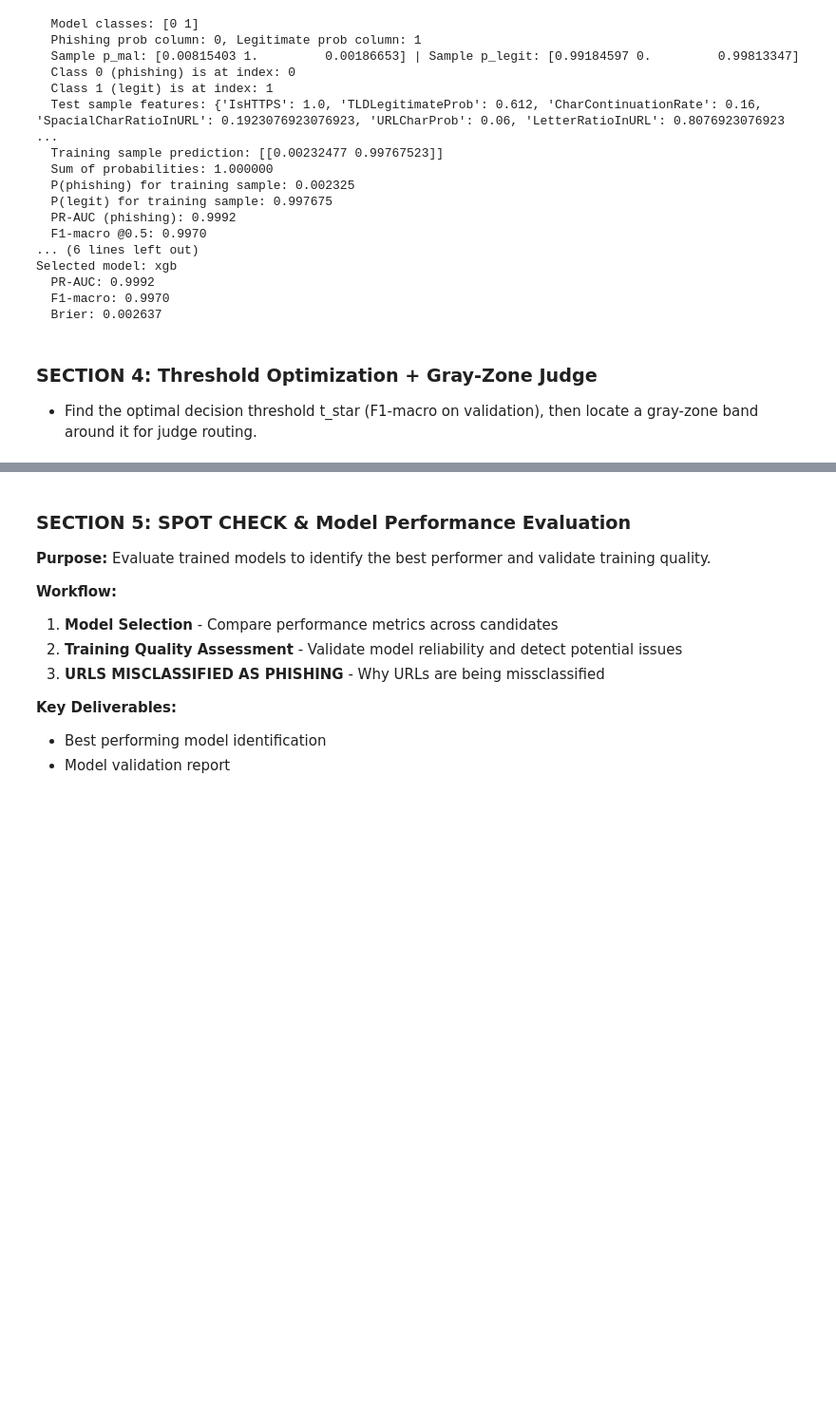
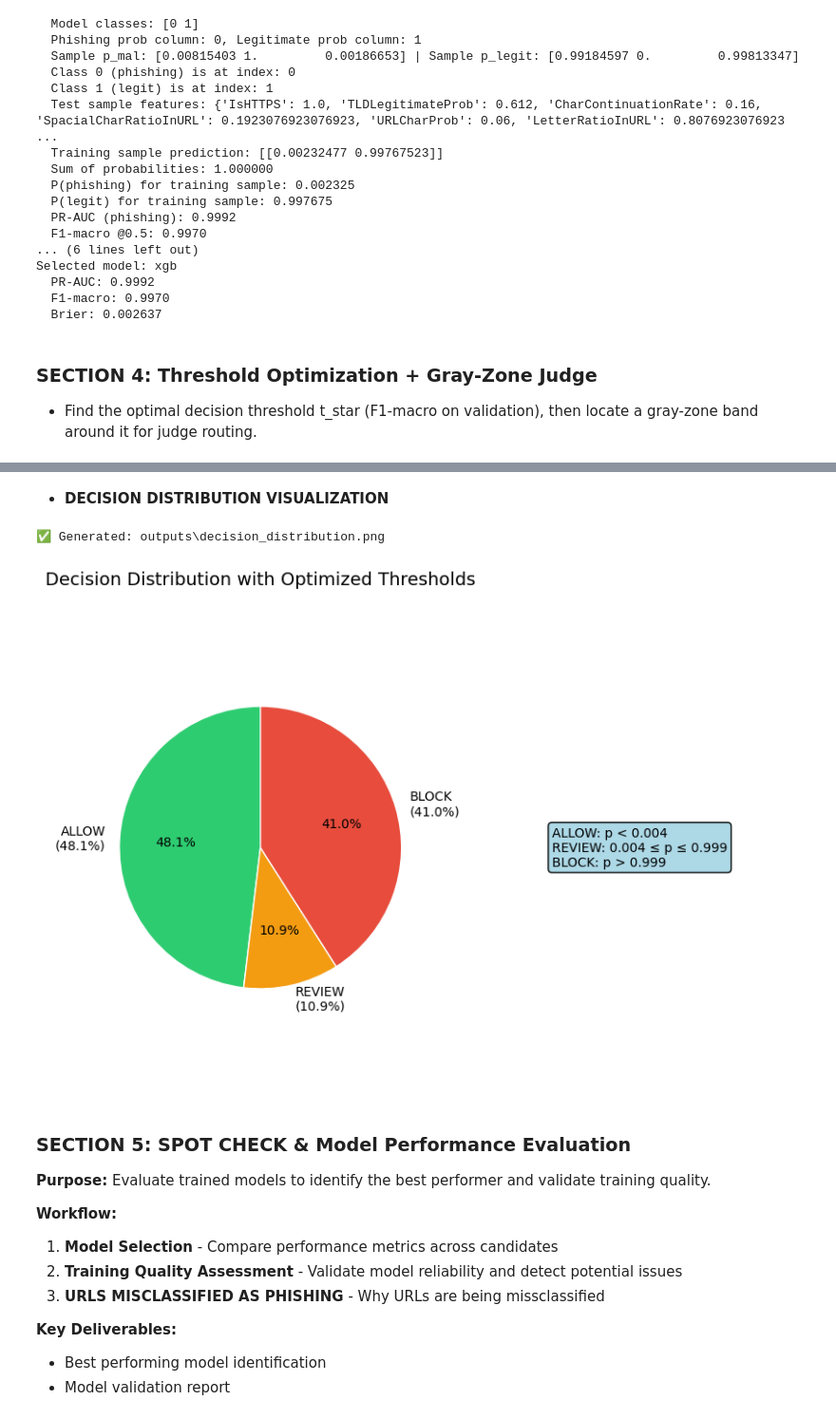
Before and after one commit to fitsblb/PhishGuardAI, a Jupyter notebook: notebooks/02_ablation_url_only.ipynb, the cells around one changed output, grey strips where cells are left out. Shown: that part at 95% size. Cells and saved outputs as stored; diff of their text form; code cells hidden in the pictures; blank space fills up the shorter version.

```diff
--- a/notebooks/02_ablation_url_only.ipynb
+++ b/notebooks/02_ablation_url_only.ipynb
@@ -613,3 +783,73 @@ Threshold optimization complete! ✓
+# %% [markdown]
+- **DECISION DISTRIBUTION VISUALIZATION**
+# %%
+# ========================================
+# DECISION DISTRIBUTION VISUALIZATION
+# ========================================
+
+
+def plot_decision_distribution():
+    """
+    Create a pie chart showing the distribution of decisions (ALLOW/REVIEW/BLOCK)
+    based on the optimized thresholds.
+    """
+
+    # Decision counts from the proportions dictionary
+    decision_counts = {
+        "ALLOW": proportions.get("ALLOW", 0),
+        "REVIEW": proportions.get("REVIEW", 0),
+        "BLOCK": proportions.get("BLOCK", 0),
+    }
+
+    # Create labels with percentages
+    total = sum(decision_counts.values())
+    labels = [f"{k}\n({v:.1%})" for k, v in decision_counts.items()]
+
+    # Colors for each decision type
+    colors = ["#2ecc71", "#f39c12", "#e74c3c"]  # green, orange, red
+
+    # Create pie chart
+    plt.figure(figsize=(8, 6))
+    plt.pie(
+        decision_counts.values(),
+        labels=labels,
+        colors=colors,
+        autopct="%1.1f%%",
+        startangle=90,
+        wedgeprops={"edgecolor": "white"},
+    )
+
+    plt.title("Decision Distribution with Optimized Thresholds", fontsize=14, pad=20)
+    plt.axis("equal")  # Equal aspect ratio ensures that pie is drawn as a circle
+
+    # Add threshold information as text
+    threshold_text = f"ALLOW: p < {low:.3f}\nREVIEW: {low:.3f} ≤ p ≤ {high:.3f}\nBLOCK: p > {high:.3f}"
+    plt.text(
+        1.2,
+        0.5,
+        threshold_text,
+        transform=plt.gca().transAxes,
+        bbox=dict(boxstyle="round,pad=0.3", facecolor="lightblue"),
+        verticalalignment="center",
+    )
+
+    plt.tight_layout()
+
+    # Save BEFORE showing to avoid blank file
+    OUT_DIR = Path("outputs")
+    OUT_DIR.mkdir(parents=True, exist_ok=True)
+    output_file = OUT_DIR / "decision_distribution.png"
+    plt.savefig(output_file, dpi=300, bbox_inches="tight")
+    print(f"✅ Generated: {output_file}")
+
+    plt.show()
+
+
+# Call the function to display the pie chart
+plot_decision_distribution()
+# %% [output]
+✅ Generated: outputs\decision_distribution.png
+[figure, added]
 # %% [markdown]
 
 
```
Also changed, not shown: parts of 7 cells of this notebook, 20 other files.
